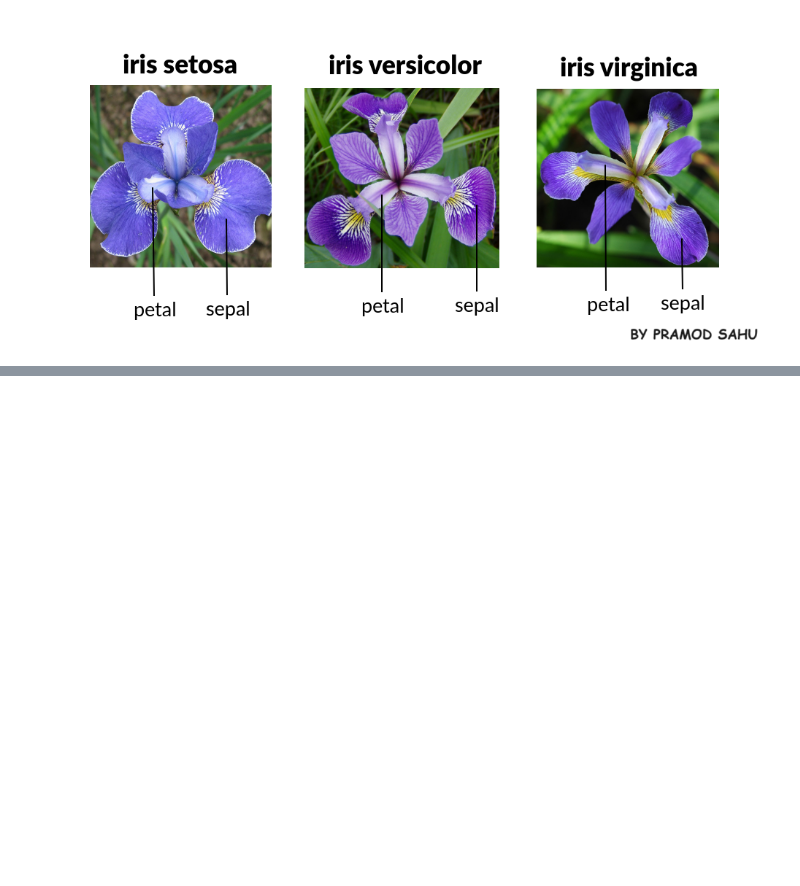
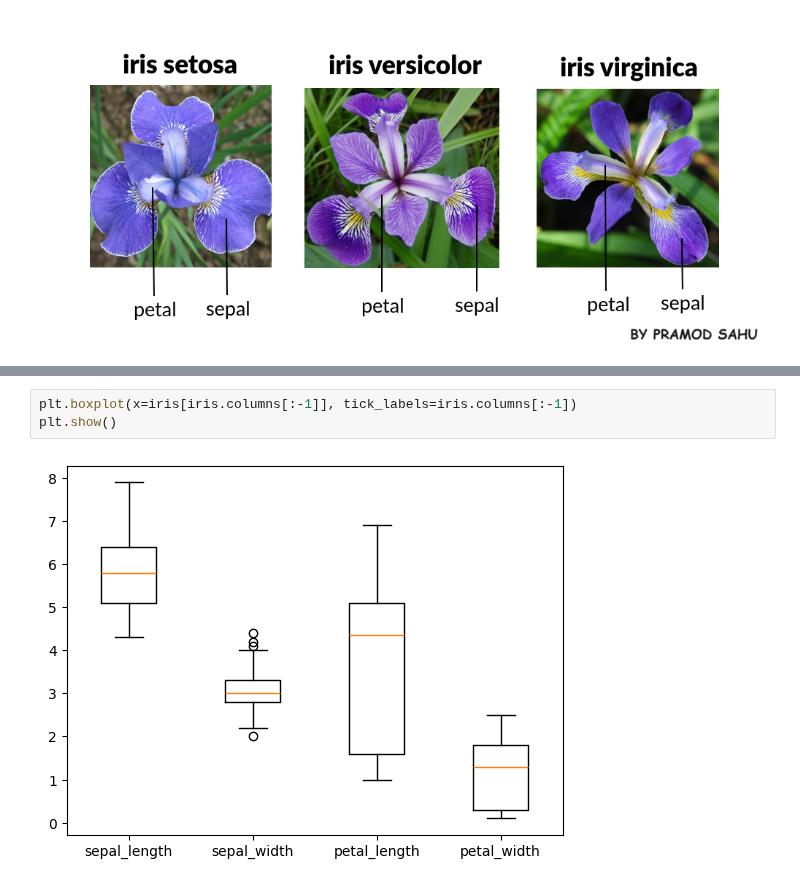
Before and after one commit to JakeOh/202511_BD53, a Jupyter notebook: lab_python/da04_matplotlib.ipynb, the cells around one changed output, grey strips where cells are left out. Drawn from its saved outputs; the diff is of its cells as text; blank space fills up the shorter version.

```diff
--- a/lab_python/da04_matplotlib.ipynb
+++ b/lab_python/da04_matplotlib.ipynb
@@ -661,0 +762,5 @@ plt.show()
+# %%
+plt.boxplot(x=iris[iris.columns[:-1]], tick_labels=iris.columns[:-1])
+plt.show()
+# %% [output]
+[figure, added]
```
Also changed, not shown: parts of 13 cells of this notebook.
